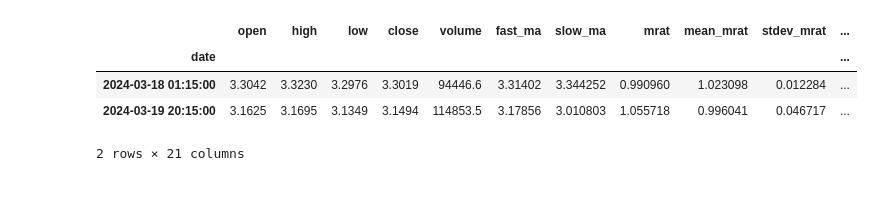
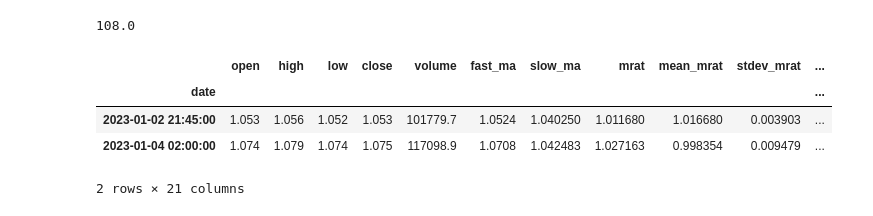
Before and after one commit to thomasclem/autotrade, a Jupyter notebook: strategies/mrat/opti_long_mrat.ipynb, the cells around one changed output. Saved outputs shown, nothing was run; the diff lists cells and outputs as text; code cells hidden in the pictures.

```diff
--- a/strategies/mrat/opti_long_mrat.ipynb
+++ b/strategies/mrat/opti_long_mrat.ipynb
@@ -136,17 +238,17 @@ class Strategy():
 params = {
     "fast_ma": 5,
     "slow_ma": 60,
-    "sigma_open": 2.5,
-    "sigma_close": 2.7,
+    "sigma_open": 1,
+    "sigma_close": 2.9,
     "mean_mrat_lenght": 60,
-    "leverage": 2
+    "leverage": 1
 }
 
 pair = "API3/USDT:USDT"
 exchange_name = "binance"
 tf = '15m'
 oldest_pair = "API3/USDT:USDT"
-start_date = "2024-02-01 00:00:00"
+start_date = "2023-01-01 00:00:00"
 # %%
 strat = Strategy(pair=pair, params=params)
 strat.get_pair_data(timeframe=tf, start=start_date)
@@ -154,8 +296,12 @@ df1 = strat.populate_indicators()
+# %%
+df1.order_number.max()
+# %% [output]
+108.0
 # %%
-df1.loc[df1["order_number"] == 8].iloc[[0,-1], :]
+df1.loc[df1["order_number"] == 1].iloc[[0,-1], :]
 # %% [output]
 |  | open | high | low | close | volume | fast_ma | slow_ma | mrat | mean_mrat | stdev_mrat | ... |
 | date |  |  |  |  |  |  |  |  |  |  | ... |
-| 2024-03-18 01:15:00 | 3.3042 | 3.3230 | 3.2976 | 3.3019 | 94446.6 | 3.31402 | 3.344252 | 0.990960 | 1.023098 | 0.012284 | ... |
-| 2024-03-19 20:15:00 | 3.1625 | 3.1695 | 3.1349 | 3.1494 | 114853.5 | 3.17856 | 3.010803 | 1.055718 | 0.996041 | 0.046717 | ... |
+| 2023-01-02 21:45:00 | 1.053 | 1.056 | 1.052 | 1.053 | 101779.7 | 1.0524 | 1.040250 | 1.011680 | 1.016680 | 0.003903 | ... |
+| 2023-01-04 02:00:00 | 1.074 | 1.079 | 1.074 | 1.075 | 117098.9 | 1.0708 | 1.042483 | 1.027163 | 0.998354 | 0.009479 | ... |
 2 rows × 21 columns
```
Also changed, not shown: parts of 24 cells of this notebook, 1 other file.
